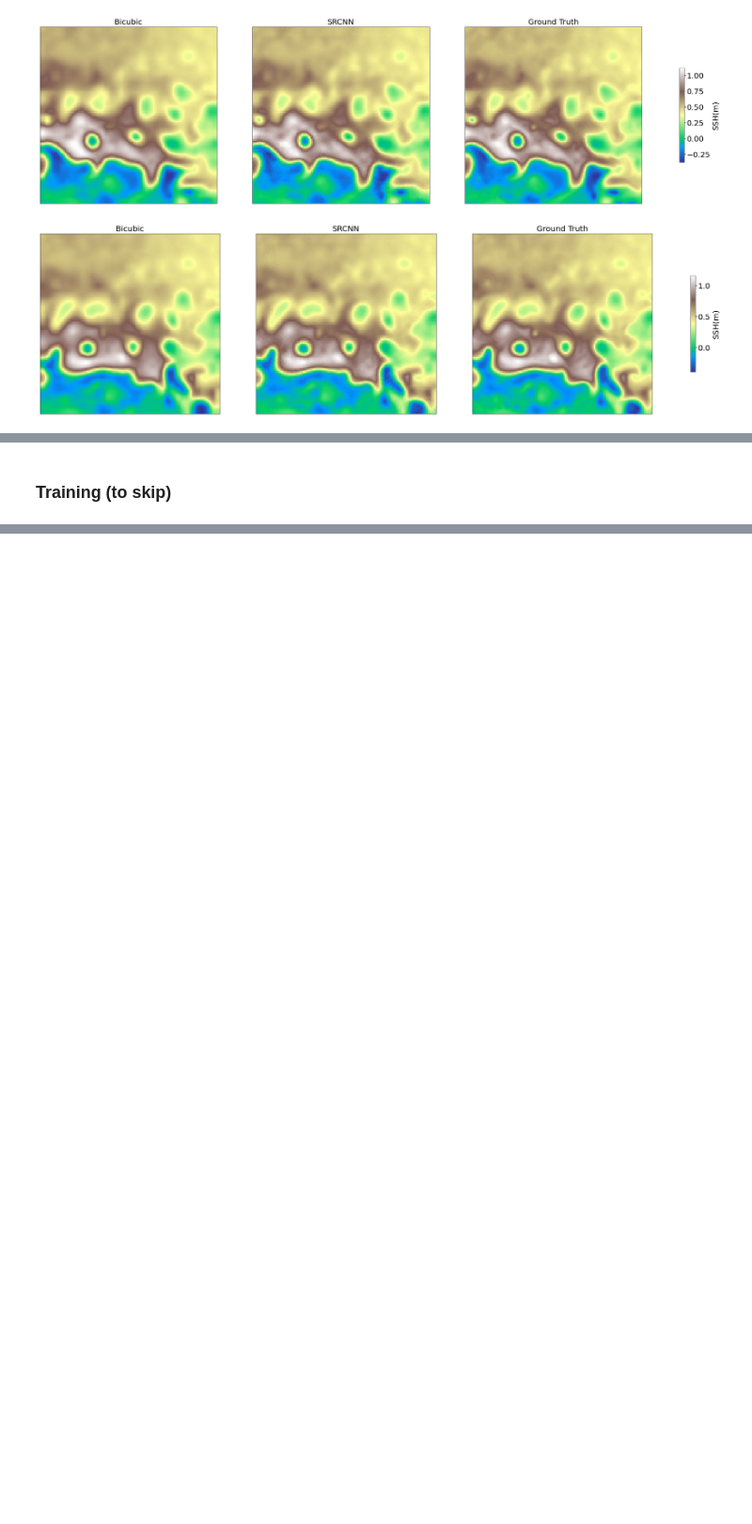
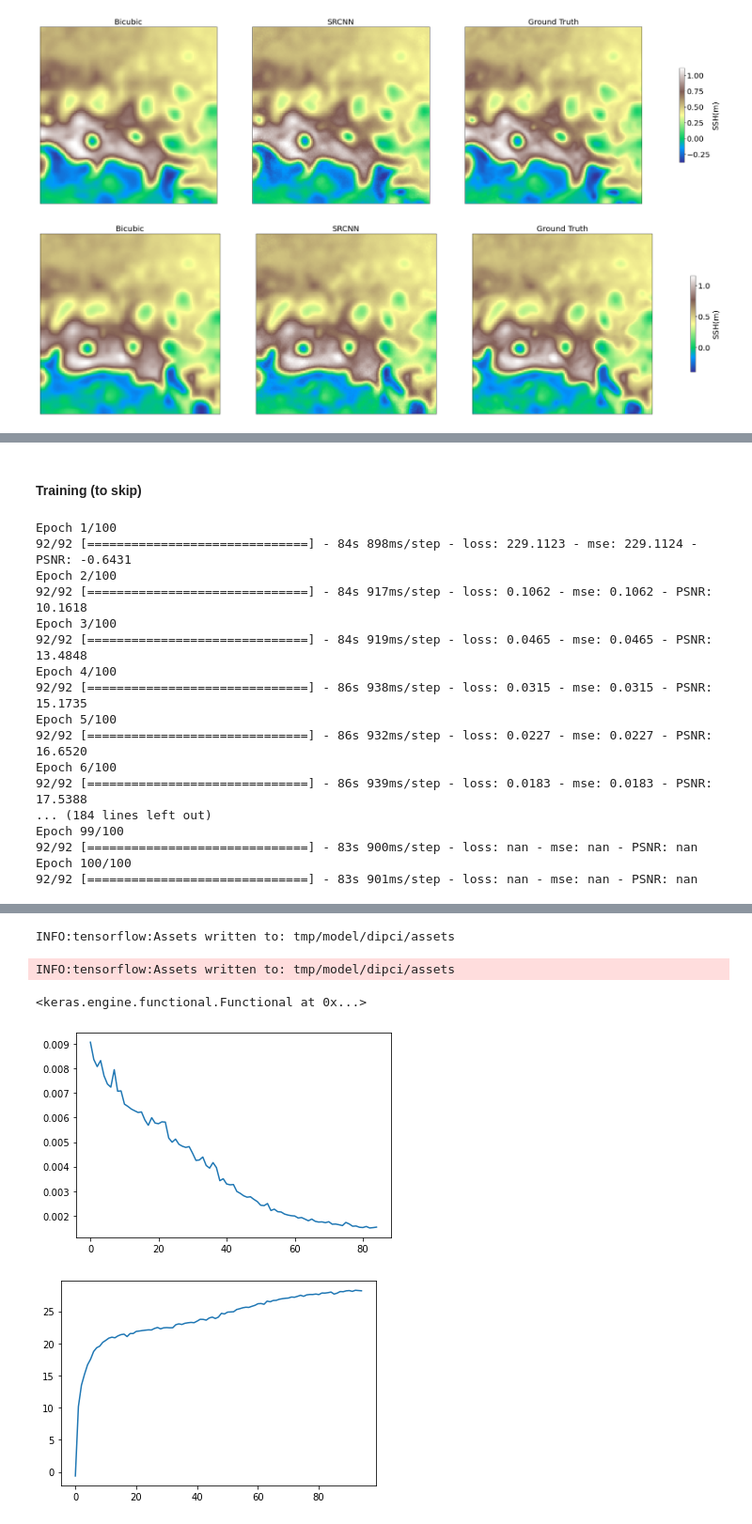
Before and after one commit to MdeCastelbajac/dipci, a Jupyter notebook: ProjectNotebook.ipynb, the cells around one changed output, grey strips where cells are left out. Shown at 94% size. Saved outputs shown, nothing was run; the diff lists cells and outputs as text; code cells hidden in the pictures; blank space fills up the shorter version.

Commit message:
dipci exp1

```diff
--- a/ProjectNotebook.ipynb
+++ b/ProjectNotebook.ipynb
@@ -204,4 +248,22 @@ dipci, callbacks, epochs, checkpoint_filepath = compile()
 # %% [markdown]
-### Training (to skip)
+#### Training (to skip)
 # %%
-dipci = train(dipci, ssh_lr, sst_lr, ssh_norm, callbacks, epochs)
+train(dipci, ssh_R72, sst_R36, ssh_R18_norm, callbacks, epochs)
+# %% [output]
+Epoch 1/100
+92/92 [==============================] - 84s 898ms/step - loss: 229.1123 - mse: 229.1124 - PSNR: -0.6431
+Epoch 2/100
+92/92 [==============================] - 84s 917ms/step - loss: 0.1062 - mse: 0.1062 - PSNR: 10.1618
+Epoch 3/100
+92/92 [==============================] - 84s 919ms/step - loss: 0.0465 - mse: 0.0465 - PSNR: 13.4848
+Epoch 4/100
+92/92 [==============================] - 86s 938ms/step - loss: 0.0315 - mse: 0.0315 - PSNR: 15.1735
+Epoch 5/100
+92/92 [==============================] - 86s 932ms/step - loss: 0.0227 - mse: 0.0227 - PSNR: 16.6520
+Epoch 6/100
+92/92 [==============================] - 86s 939ms/step - loss: 0.0183 - mse: 0.0183 - PSNR: 17.5388
+... (184 lines left out)
+Epoch 99/100
+92/92 [==============================] - 83s 900ms/step - loss: nan - mse: nan - PSNR: nan
+Epoch 100/100
+92/92 [==============================] - 83s 901ms/step - loss: nan - mse: nan - PSNR: nan
@@ -208 +271,6 @@ dipci = train(dipci, ssh_lr, sst_lr, ssh_norm, callbacks, epochs)
+INFO:tensorflow:Assets written to: tmp/model/dipci/assets
+INFO:tensorflow:Assets written to: tmp/model/dipci/assets
+<keras.engine.functional.Functional at 0x...>
+[figure, added]
+[figure, added]
 # %% [markdown]
```
Also changed, not shown: parts of 26 cells of this notebook, 33 other files.
